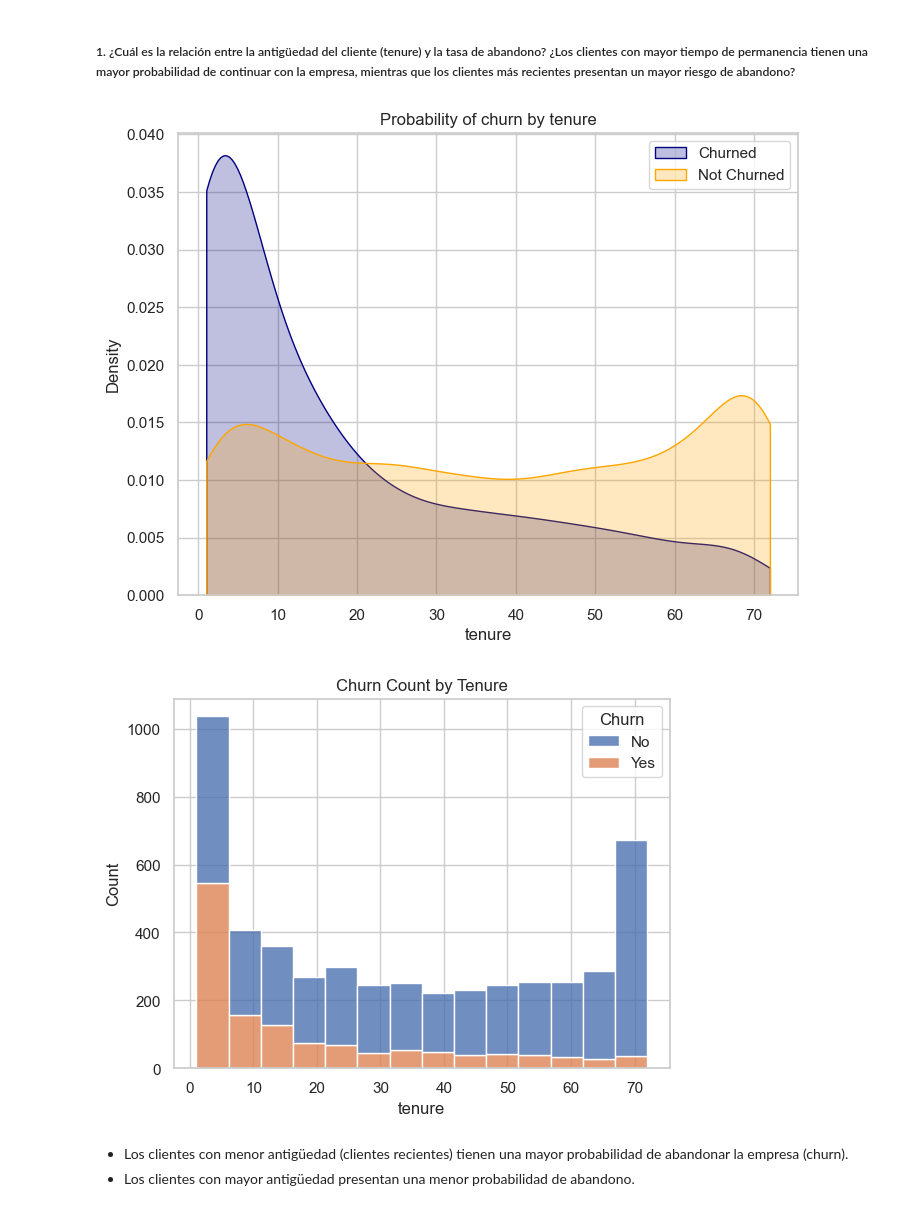
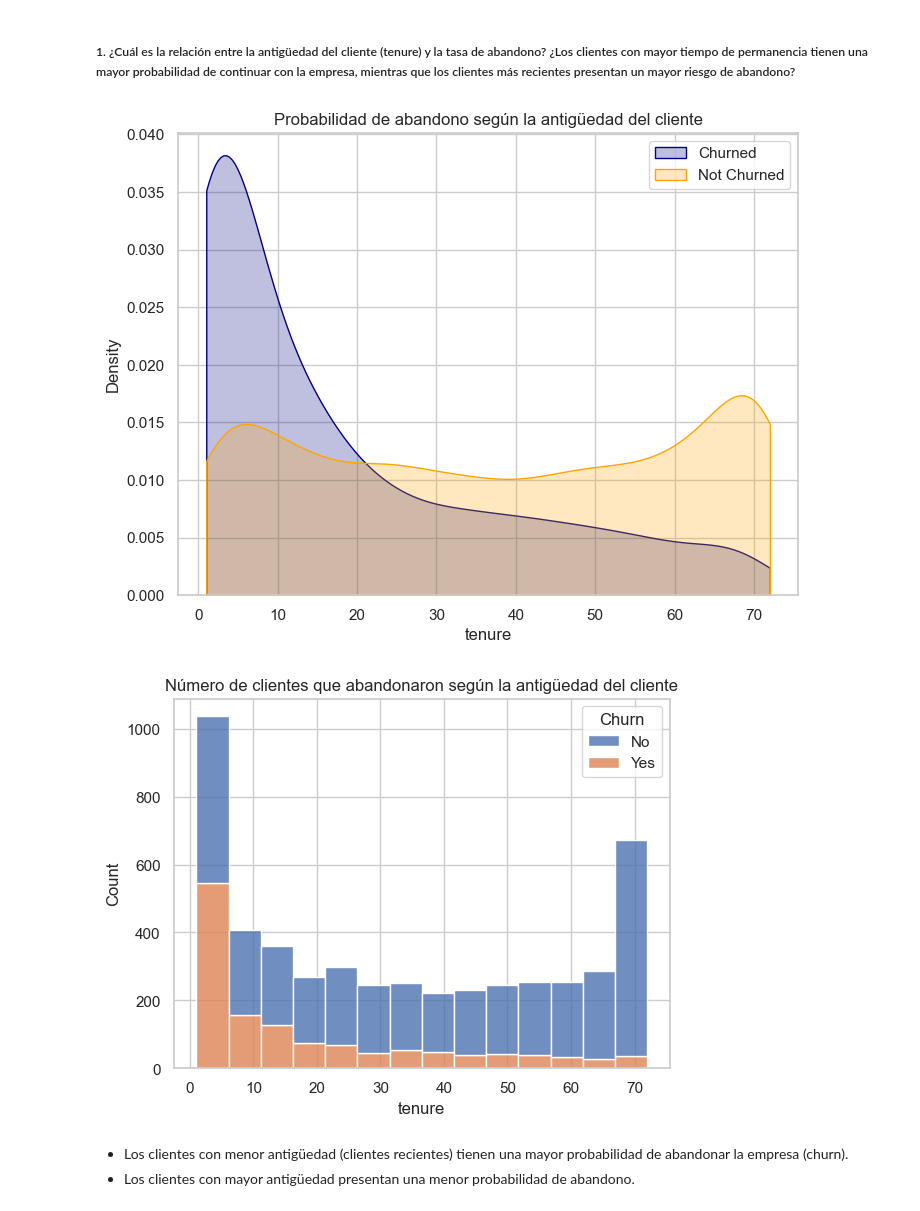
Before and after one commit to CarloEduardo/Prediccion_de_Churn_de_Clientes, a Jupyter notebook: Prediccion_de_Churn_de_Clientes.ipynb, the cells around one changed output. Cells and saved outputs as stored; diff of their text form; code cells hidden in the pictures.

```diff
--- a/Prediccion_de_Churn_de_Clientes.ipynb
+++ b/Prediccion_de_Churn_de_Clientes.ipynb
@@ -910,19 +870,19 @@ plt.show()
 # Se utiliza una distribución de densidad de probabilidad para analizar cómo se distribuye el abandono (churn) según la antigüedad de los clientes.
 def kdeplot(x):
     plt.figure(figsize=(8,6))
-    plt.title('Probability of churn by tenure')
+    plt.title('Probabilidad de abandono según la antigüedad del cliente')
     ax0= sns.kdeplot(Data_All[Data_All['Churn'] == 'Yes'][x], color='navy', label='Churn:Yes', fill =True, cut=0)
     ax1= sns.kdeplot(Data_All[Data_All['Churn'] == 'No'][x], color='orange', label='Churn:No', fill=True, cut=0)
     plt.legend(['Churned', 'Not Churned'], loc='upper right')
 kdeplot('tenure')
 # %% [output]
-[figure, old version]
+[figure, new version]
 # %%
 sns.histplot(x='tenure', hue='Churn', data=Data_All, bins=14, alpha=0.8, multiple='stack')
-plt.title('Churn Count by Tenure')
+plt.title('Número de clientes que abandonaron según la antigüedad del cliente')
 plt.show()
 # %% [output]
-[figure, old version]
+[figure, new version]
 # %% [markdown]
 - Los clientes con menor antigüedad (clientes recientes) tienen una mayor probabilidad de abandonar la empresa (churn).
 - Los clientes con mayor antigüedad presentan una menor probabilidad de abandono.
```
Also changed, not shown: parts of 164 cells of this notebook, 2 other files.
